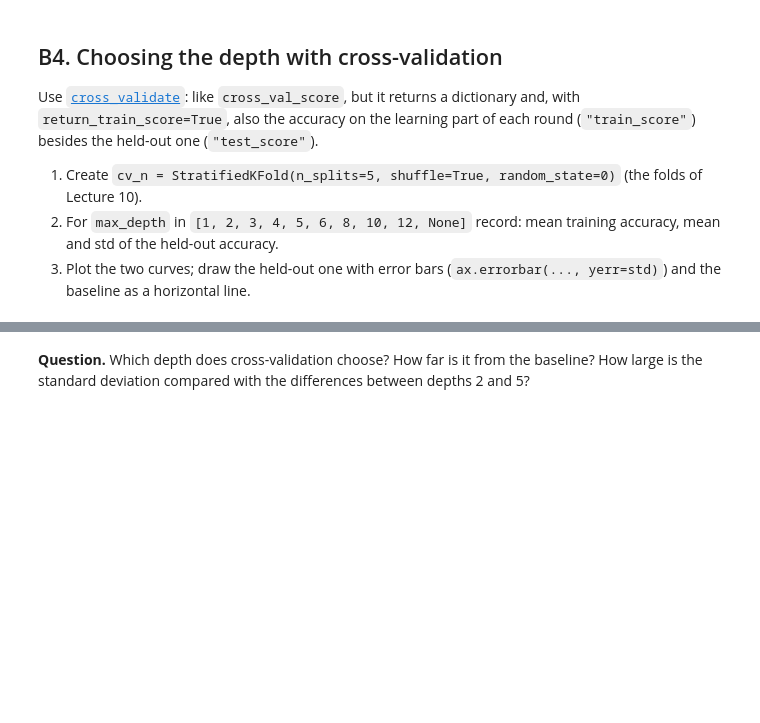
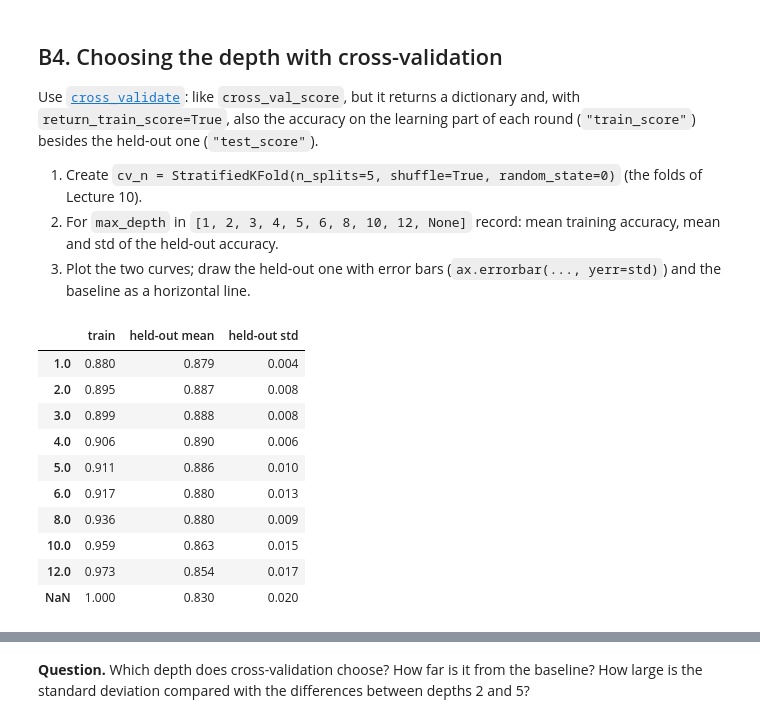
Before and after one commit to mengxian0913/MLDM_Unibo_public, a Jupyter notebook: ML_Lab/notebooks/lab02-dt/lab02-dt.ipynb, the cells around one changed output, grey strips where cells are left out. Saved outputs shown, nothing was run; the diff lists cells and outputs as text; code cells hidden in the pictures; blank space fills up the shorter version.

```diff
--- a/ML_Lab/notebooks/lab02-dt/lab02-dt.ipynb
+++ b/ML_Lab/notebooks/lab02-dt/lab02-dt.ipynb
@@ -701,3 +728,20 @@ Split 70/30 with `test_size=0.3`, `stratify=yn` and `random_state=SEED`, and che
 Learn a `DecisionTreeClassifier(random_state=0)` (default criterion: Gini) on the training part.
 Print depth and number of leaves, training and test accuracy, and compare with the baseline.
 Then show the cross-table of actual vs predicted classes on the test set (`pd.crosstab`, as in Lab 1).
+# %%
+dcl  = DecisionTreeClassifier(random_state=0)
+tree = dcl.fit(X_train, y_train)
+
+print(f"depth: {tree.get_depth()} | leaves: {tree.get_n_leaves()}")
+training_accuracy = (tree.predict(X_train) == y_train).sum() / len(y_train)
+test_accuracy     = (tree.predict(X_test) == y_test).sum() / len(y_test)
+baseline          = (y.value_counts().max() / len(y))
+
+print(f"training accuracy: {training_accuracy:.3f}")
+print(f"test accuracy: {test_accuracy:.3f}")
+print(f"baseline: {baseline:.3f}")
+
+display(pd.crosstab(tree.predict(X_test), y_test))
+# fig, ax = plt.subplots(figsize=(8, 6))
+# plot_tree(tree, class_names=class_names, feature_names=X_train.columns, filled=True, ax=ax)
+# plt.show()
@@ -722,5 +768,36 @@ on the learning part of each round (`"train_score"`) besides the held-out one (`
 1. Create `cv_n = StratifiedKFold(n_splits=5, shuffle=True, random_state=0)` (the folds of Lecture 10).
 1. For `max_depth` in `[1, 2, 3, 4, 5, 6, 8, 10, 12, None]` record: mean training accuracy, mean and std of the held-out accuracy.
 1. Plot the two curves; draw the held-out one with error bars (`ax.errorbar(..., yerr=std)`) and the baseline as a horizontal line.
+# %%
+cv_n = StratifiedKFold(n_splits=5, shuffle=True, random_state=0)
+max_depths = [1, 2, 3, 4, 5, 6, 8, 10, 12, None]
+
+rows = []
+
+for depth in max_depths:
+    dcl = DecisionTreeClassifier(random_state=0, max_depth=depth)
+    score = cross_validate(dcl, X_train, y_train, cv=cv_n, scoring="accuracy")
+    tree  = dcl.fit(X_train, y_train)
+
+    rows.append({
+        "train": (tree.predict(X_train) == y_train).sum() / len(y_train),
+        "held-out mean": score["test_score"].mean(),
+        "held-out std": score["test_score"].std(),
+    })
+
+results = pd.DataFrame(rows, index=max_depths)
+display(results)
+# %% [output]
+|  | train | held-out mean | held-out std |
+| 1.0 | 0.880 | 0.879 | 0.004 |
+| 2.0 | 0.895 | 0.887 | 0.008 |
+| 3.0 | 0.899 | 0.888 | 0.008 |
+| 4.0 | 0.906 | 0.890 | 0.006 |
+| 5.0 | 0.911 | 0.886 | 0.010 |
+| 6.0 | 0.917 | 0.880 | 0.013 |
+| 8.0 | 0.936 | 0.880 | 0.009 |
+| 10.0 | 0.959 | 0.863 | 0.015 |
+| 12.0 | 0.973 | 0.854 | 0.017 |
+| NaN | 1.000 | 0.830 | 0.020 |
 # %%
 # your code here
```
Also changed, not shown: parts of 25 cells of this notebook.
